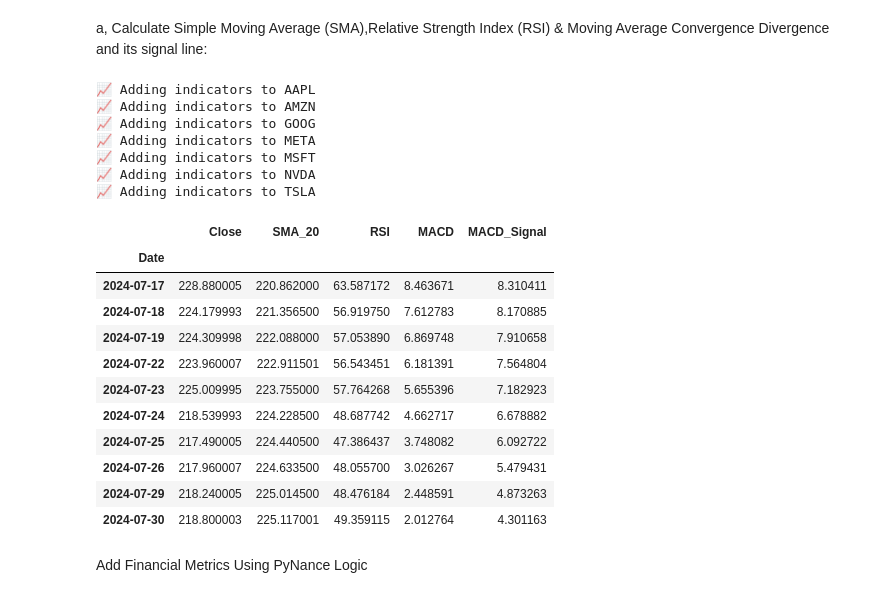
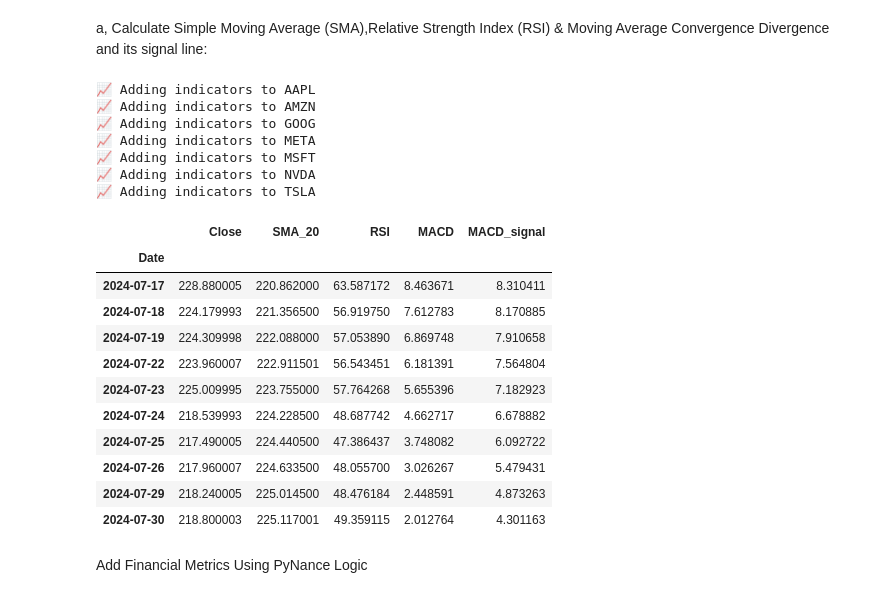
Before and after one commit to tnsay/week1StockPriceDataAnalysis, a Jupyter notebook: notebooks/technical_analysis.ipynb, the cells around one changed output. Saved outputs shown, nothing was run; the diff lists cells and outputs as text; code cells hidden in the pictures.

```diff
--- a/notebooks/technical_analysis.ipynb
+++ b/notebooks/technical_analysis.ipynb
@@ -63,36 +63,36 @@ def add_technical_indicators(df):
     df = df.copy()
 
     # Ensure 'Close' exists and has enough data
     if "Close" not in df.columns or len(df) < 30:
         print("Not enough data or missing 'Close' column.")
         return df
     # Simple Moving Average (20-day)
     df["SMA_20"] = talib.SMA(df["Close"], timeperiod=20)
 
     # RSI (14-day)
     df["RSI"] = talib.RSI(df["Close"], timeperiod=14)
 
     # MACD and MACD Signal Line
     macd, macd_signal, _ = talib.MACD(df["Close"], fastperiod=12, slowperiod=26, signalperiod=9)
     df["MACD"] = macd
-    df["MACD_Signal"] = macd_signal
+    df["MACD_signal"] = macd_signal
 
     return df
 
 for symbol in dfs:
     print(f"📈 Adding indicators to {symbol}")
     dfs[symbol] = add_technical_indicators(dfs[symbol])
 #check for AAPL
-dfs["AAPL"].tail(10)[["Close", "SMA_20", "RSI", "MACD", "MACD_Signal"]]
+dfs["AAPL"].tail(10)[["Close", "SMA_20", "RSI", "MACD", "MACD_signal"]]
 # %% [output]
 📈 Adding indicators to AAPL
 📈 Adding indicators to AMZN
 📈 Adding indicators to GOOG
 📈 Adding indicators to META
 📈 Adding indicators to MSFT
 📈 Adding indicators to NVDA
 📈 Adding indicators to TSLA
-|  | Close | SMA_20 | RSI | MACD | MACD_Signal |
+|  | Close | SMA_20 | RSI | MACD | MACD_signal |
 | Date |  |  |  |  |  |
 | 2024-07-17 | 228.880005 | 220.862000 | 63.587172 | 8.463671 | 8.310411 |
 | 2024-07-18 | 224.179993 | 221.356500 | 56.919750 | 7.612783 | 8.170885 |
```
Also changed, not shown: parts of 2 cells of this notebook.
